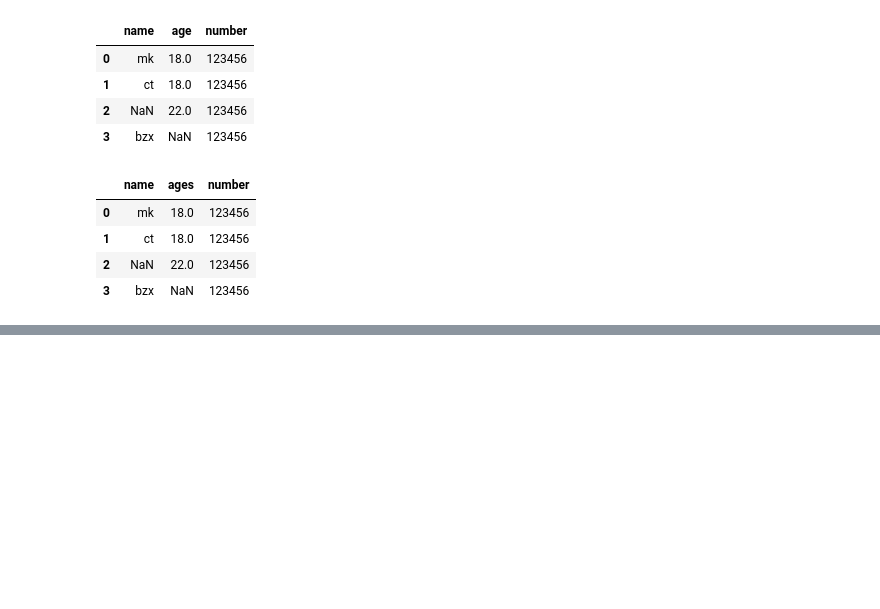
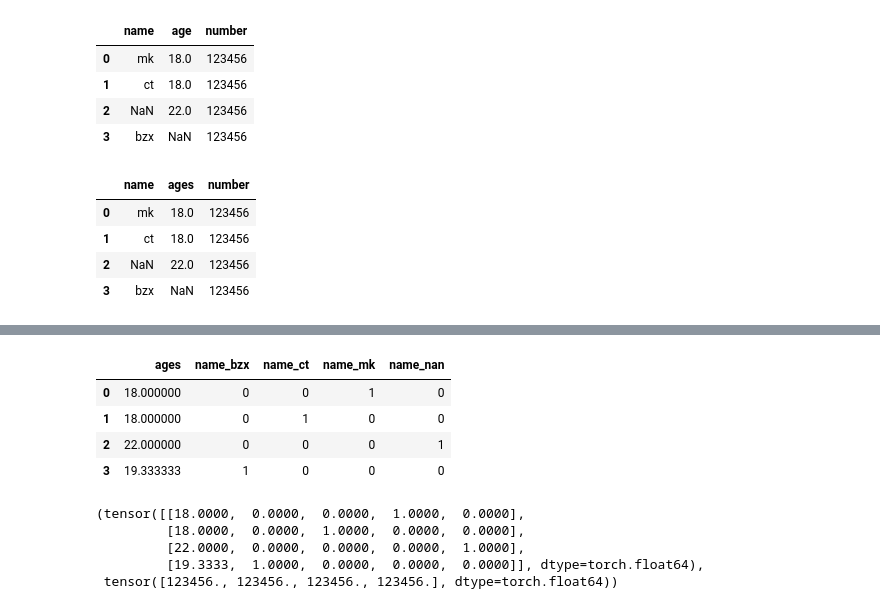
Before and after one commit to Alive-mk/DP, a Jupyter notebook: codes/data preprocessing.ipynb, the cells around one changed output, grey strips where cells are left out. Saved outputs shown, nothing was run; the diff lists cells and outputs as text; code cells hidden in the pictures; blank space fills up the shorter version.

```diff
--- a/codes/data preprocessing.ipynb
+++ b/codes/data preprocessing.ipynb
@@ -218,0 +275,2 @@ df.head()
+# %%
+df["number"] = df["number"].astype(float)
@@ -218,0 +298,4 @@ df.head()
+# %%
+inputs = df.iloc[:,0:2]
+outputs = df.iloc[:,2]
+inputs
@@ -218,0 +308,9 @@ df.head()
+# %%
+inputs = pd.get_dummies(inputs, dummy_na=True)
+inputs
+# %% [output]
+|  | ages | name_bzx | name_ct | name_mk | name_nan |
+| 0 | 18.000000 | 0 | 0 | 1 | 0 |
+| 1 | 18.000000 | 0 | 1 | 0 | 0 |
+| 2 | 22.000000 | 0 | 0 | 0 | 1 |
+| 3 | 19.333333 | 1 | 0 | 0 | 0 |
@@ -218,0 +319,10 @@ df.head()
+# %%
+X = torch.tensor(inputs.to_numpy(dtype=float))
+y = torch.tensor(outputs.to_numpy(dtype=float))
+X,y
+# %% [output]
+(tensor([[18.0000,  0.0000,  0.0000,  1.0000,  0.0000],
+         [18.0000,  0.0000,  1.0000,  0.0000,  0.0000],
+         [22.0000,  0.0000,  0.0000,  0.0000,  1.0000],
+         [19.3333,  1.0000,  0.0000,  0.0000,  0.0000]], dtype=torch.float64),
+ tensor([123456., 123456., 123456., 123456.], dtype=torch.float64))
```
Also changed, not shown: parts of 11 cells of this notebook, 2 other files.
